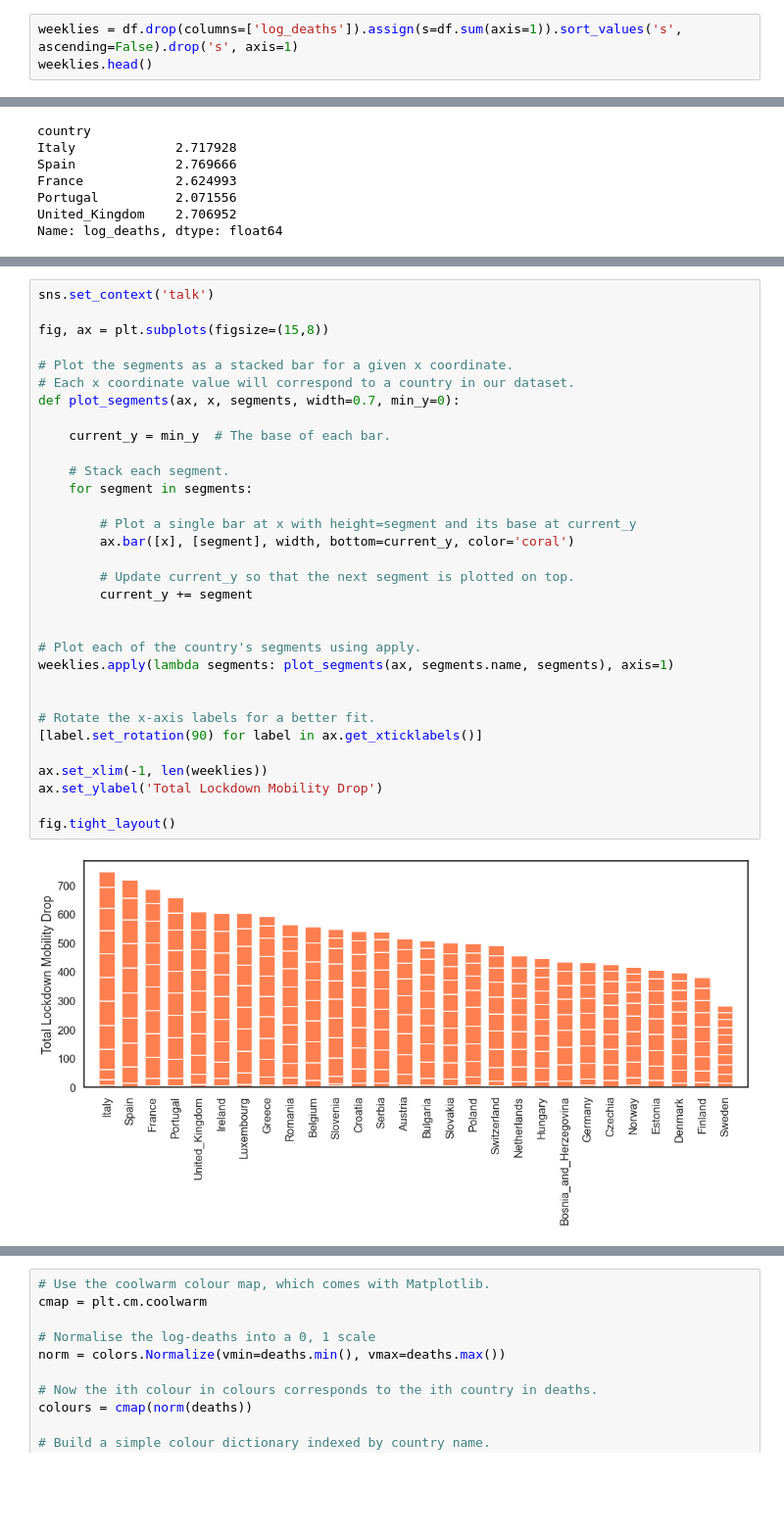
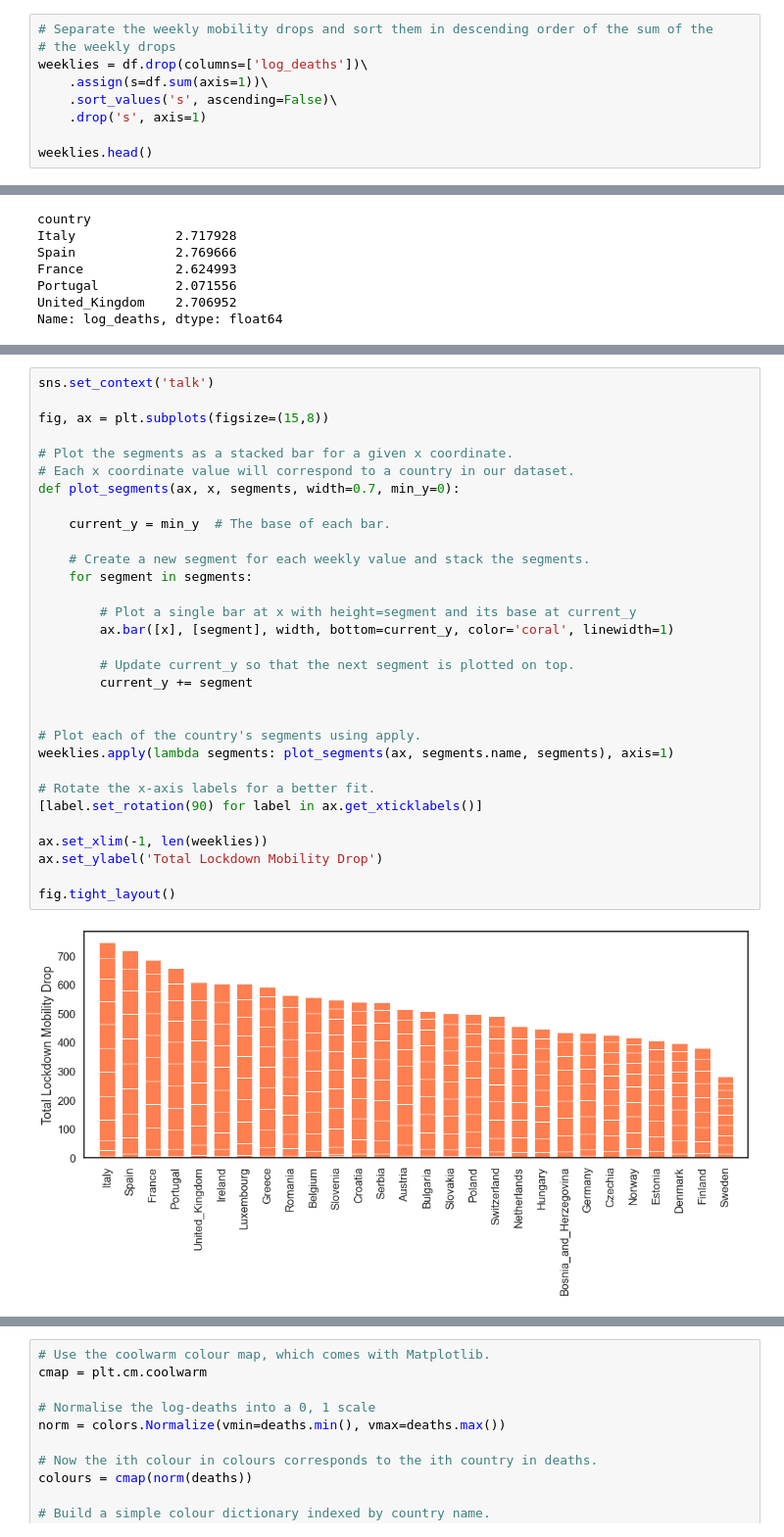
Before and after one commit to Pashanur-Merdanov/data_science_in_practice, a Jupyter notebook: notebooks/a_colour_coded_segmented_bar_graph.ipynb, the cells around one changed output, grey strips where cells are left out. Shown at 98% size. Drawn from its saved outputs; the diff is of its cells as text; blank space fills up the shorter version.

```diff
--- a/notebooks/a_colour_coded_segmented_bar_graph.ipynb
+++ b/notebooks/a_colour_coded_segmented_bar_graph.ipynb
@@ -66,5 +64,11 @@ We need to sort the weekly data based on the sum of the weekly values for each c
 # %%
-weeklies = df.drop(columns=['log_deaths']).assign(s=df.sum(axis=1)).sort_values('s', ascending=False).drop('s', axis=1)
+# Separate the weekly mobility drops and sort them in descending order of the sum of the
+# the weekly drops
+weeklies = df.drop(columns=['log_deaths'])\
+    .assign(s=df.sum(axis=1))\
+    .sort_values('s', ascending=False)\
+    .drop('s', axis=1)
+
 weeklies.head()
 # %% [output]
 |  | -2.0 | -1.0 | 0.0 | 1.0 | 2.0 | 3.0 | 4.0 | 5.0 | 6.0 | 7.0 | 8.0 | ... |
@@ -92,34 +96,33 @@ To build our segmented bar
 # %%
 sns.set_context('talk')
 
 fig, ax = plt.subplots(figsize=(15,8))
 
 # Plot the segments as a stacked bar for a given x coordinate.
 # Each x coordinate value will correspond to a country in our dataset.
 def plot_segments(ax, x, segments, width=0.7, min_y=0):
 
     current_y = min_y  # The base of each bar.
 
-    # Stack each segment.
+    # Create a new segment for each weekly value and stack the segments.
     for segment in segments:
 
         # Plot a single bar at x with height=segment and its base at current_y
-        ax.bar([x], [segment], width, bottom=current_y, color='coral')
+        ax.bar([x], [segment], width, bottom=current_y, color='coral', linewidth=1)
 
         # Update current_y so that the next segment is plotted on top.
         current_y += segment
 
 
 # Plot each of the country's segments using apply.
 weeklies.apply(lambda segments: plot_segments(ax, segments.name, segments), axis=1)
 
-
 # Rotate the x-axis labels for a better fit.
 [label.set_rotation(90) for label in ax.get_xticklabels()]
 
 ax.set_xlim(-1, len(weeklies))
 ax.set_ylabel('Total Lockdown Mobility Drop')
 
 fig.tight_layout()
 # %% [output]
-[figure, old version]
+[figure, new version]
```
Also changed, not shown: parts of 20 cells of this notebook.
